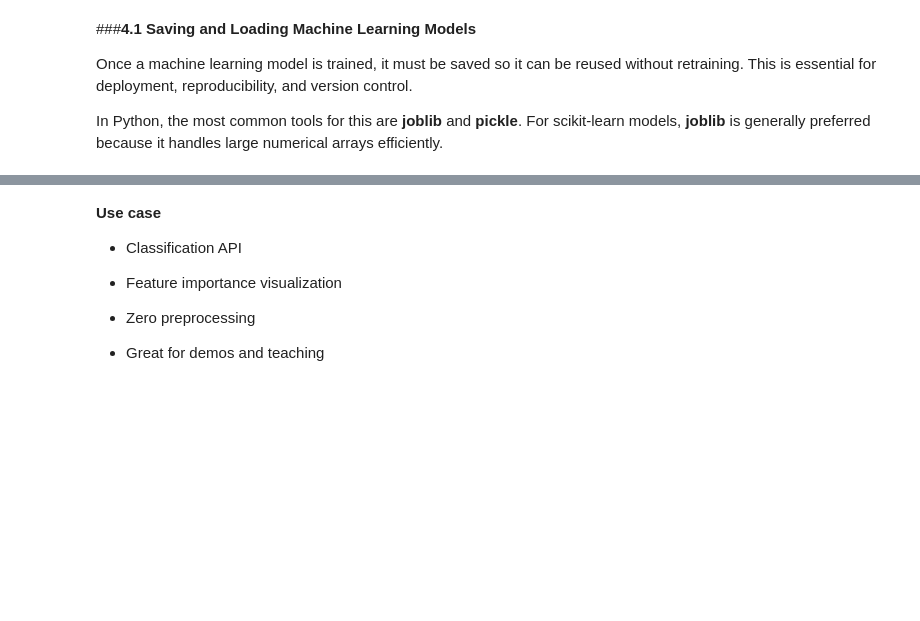
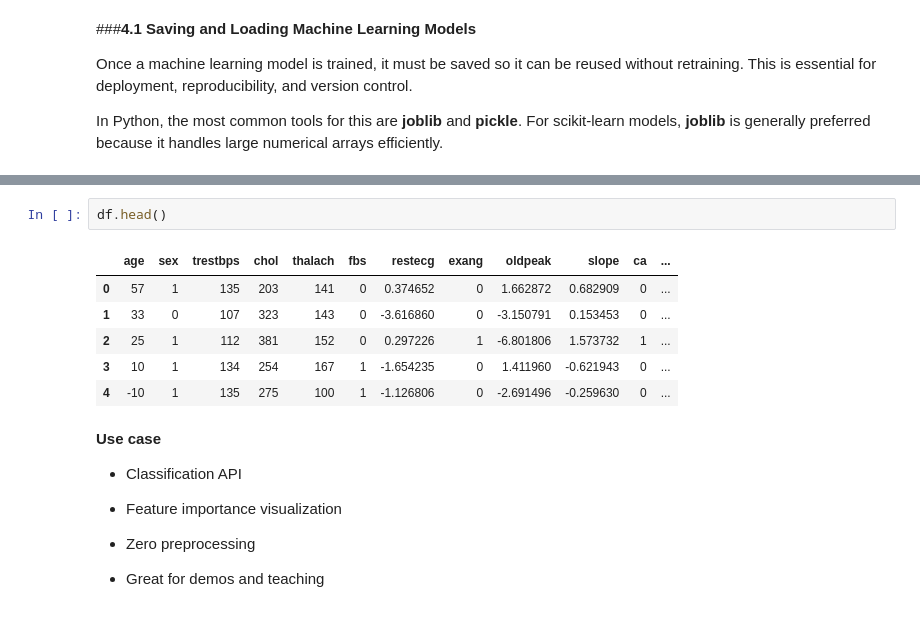
Before and after one commit to epythonlab2/AI_4_health, a Jupyter notebook: module_2_model_deployment_interpretability.ipynb, the cells around one changed output, grey strips where cells are left out. Cells and saved outputs as stored; diff of their text form; blank space fills up the shorter version.

```diff
--- a/module_2_model_deployment_interpretability.ipynb
+++ b/module_2_model_deployment_interpretability.ipynb
@@ -80,3 +87,12 @@ print(data)
+# %%
+df.head()
+# %% [output]
+|  | age | sex | trestbps | chol | thalach | fbs | restecg | exang | oldpeak | slope | ca | ... |
+| 0 | 57 | 1 | 135 | 203 | 141 | 0 | 0.374652 | 0 | 1.662872 | 0.682909 | 0 | ... |
+| 1 | 33 | 0 | 107 | 323 | 143 | 0 | -3.616860 | 0 | -3.150791 | 0.153453 | 0 | ... |
+| 2 | 25 | 1 | 112 | 381 | 152 | 0 | 0.297226 | 1 | -6.801806 | 1.573732 | 1 | ... |
+| 3 | 10 | 1 | 134 | 254 | 167 | 1 | -1.654235 | 0 | 1.411960 | -0.621943 | 0 | ... |
+| 4 | -10 | 1 | 135 | 275 | 100 | 1 | -1.126806 | 0 | -2.691496 | -0.259630 | 0 | ... |
 # %% [markdown]
 **Use case**
 
```
Also changed, not shown: parts of 24 cells of this notebook.
